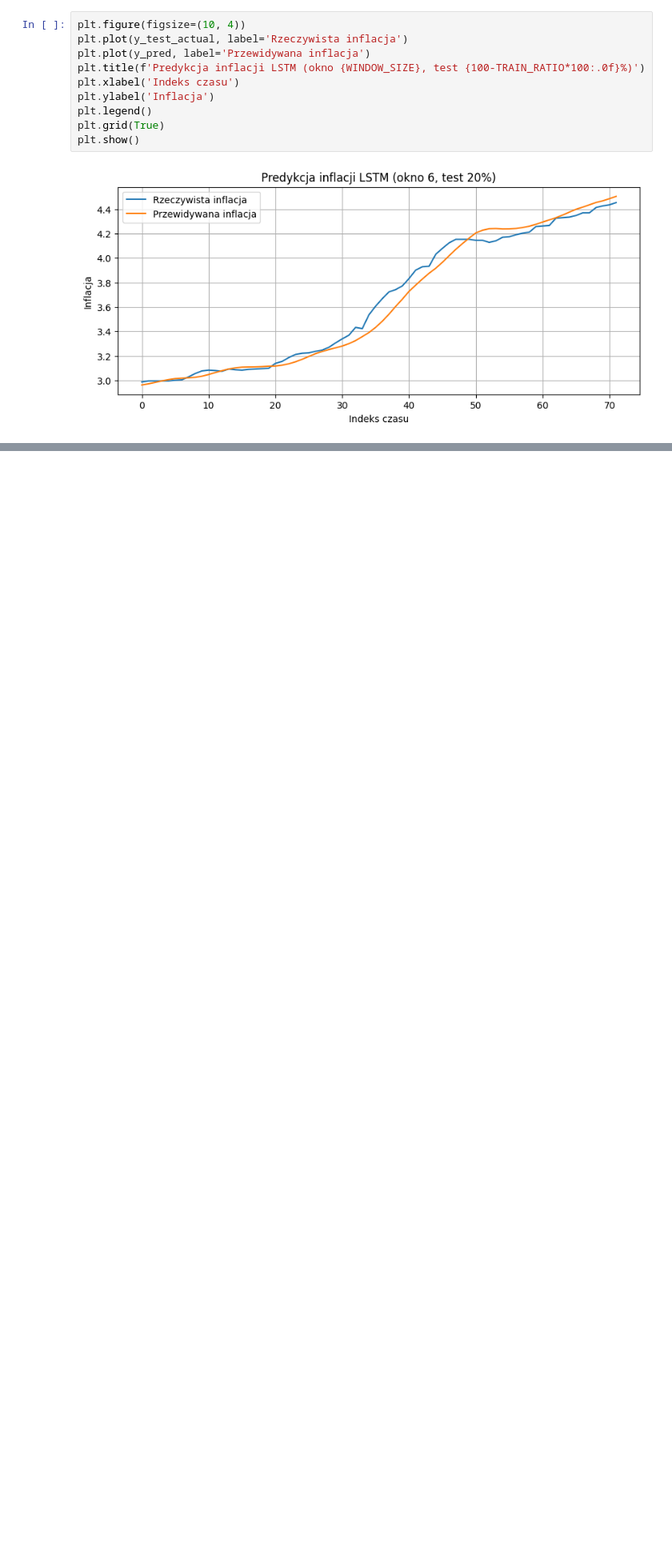
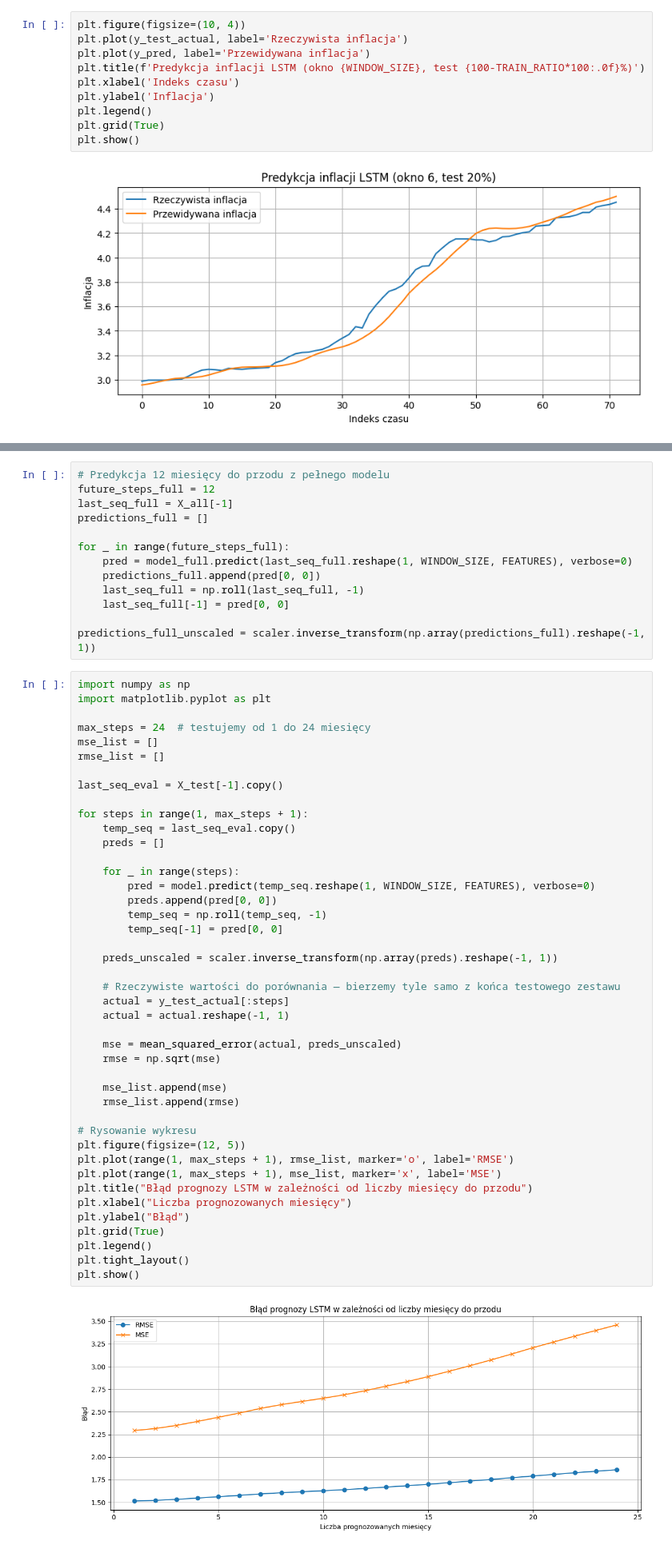
Before and after one commit to Krzemon/Inflation-Forecasting, a Jupyter notebook: MIO_sequential.ipynb, the cells around one changed output, grey strips where cells are left out. Shown at 80% size. Drawn from its saved outputs; the diff is of its cells as text; blank space fills up the shorter version.

```diff
--- a/MIO_sequential.ipynb
+++ b/MIO_sequential.ipynb
@@ -258,0 +318,58 @@ plt.show()
+# %%
+# Predykcja 12 miesięcy do przodu z pełnego modelu
+future_steps_full = 12
+last_seq_full = X_all[-1]
+predictions_full = []
+
+for _ in range(future_steps_full):
+    pred = model_full.predict(last_seq_full.reshape(1, WINDOW_SIZE, FEATURES), verbose=0)
+    predictions_full.append(pred[0, 0])
+    last_seq_full = np.roll(last_seq_full, -1)
+    last_seq_full[-1] = pred[0, 0]
+
+predictions_full_unscaled = scaler.inverse_transform(np.array(predictions_full).reshape(-1, 1))
+# %%
+import numpy as np
+import matplotlib.pyplot as plt
+
+max_steps = 24  # testujemy od 1 do 24 miesięcy
+mse_list = []
+rmse_list = []
+
+last_seq_eval = X_test[-1].copy()
+
+for steps in range(1, max_steps + 1):
+    temp_seq = last_seq_eval.copy()
+    preds = []
+
+    for _ in range(steps):
+        pred = model.predict(temp_seq.reshape(1, WINDOW_SIZE, FEATURES), verbose=0)
+        preds.append(pred[0, 0])
+        temp_seq = np.roll(temp_seq, -1)
+        temp_seq[-1] = pred[0, 0]
+
+    preds_unscaled = scaler.inverse_transform(np.array(preds).reshape(-1, 1))
+
+    # Rzeczywiste wartości do porównania — bierzemy tyle samo z końca testowego zestawu
+    actual = y_test_actual[:steps]
+    actual = actual.reshape(-1, 1)
+
+    mse = mean_squared_error(actual, preds_unscaled)
+    rmse = np.sqrt(mse)
+
+    mse_list.append(mse)
+    rmse_list.append(rmse)
+
+# Rysowanie wykresu
+plt.figure(figsize=(12, 5))
+plt.plot(range(1, max_steps + 1), rmse_list, marker='o', label='RMSE')
+plt.plot(range(1, max_steps + 1), mse_list, marker='x', label='MSE')
+plt.title("Błąd prognozy LSTM w zależności od liczby miesięcy do przodu")
+plt.xlabel("Liczba prognozowanych miesięcy")
+plt.ylabel("Błąd")
+plt.grid(True)
+plt.legend()
+plt.tight_layout()
+plt.show()
+# %% [output]
+[figure, added]
```
Also changed, not shown: parts of 7 cells of this notebook.
